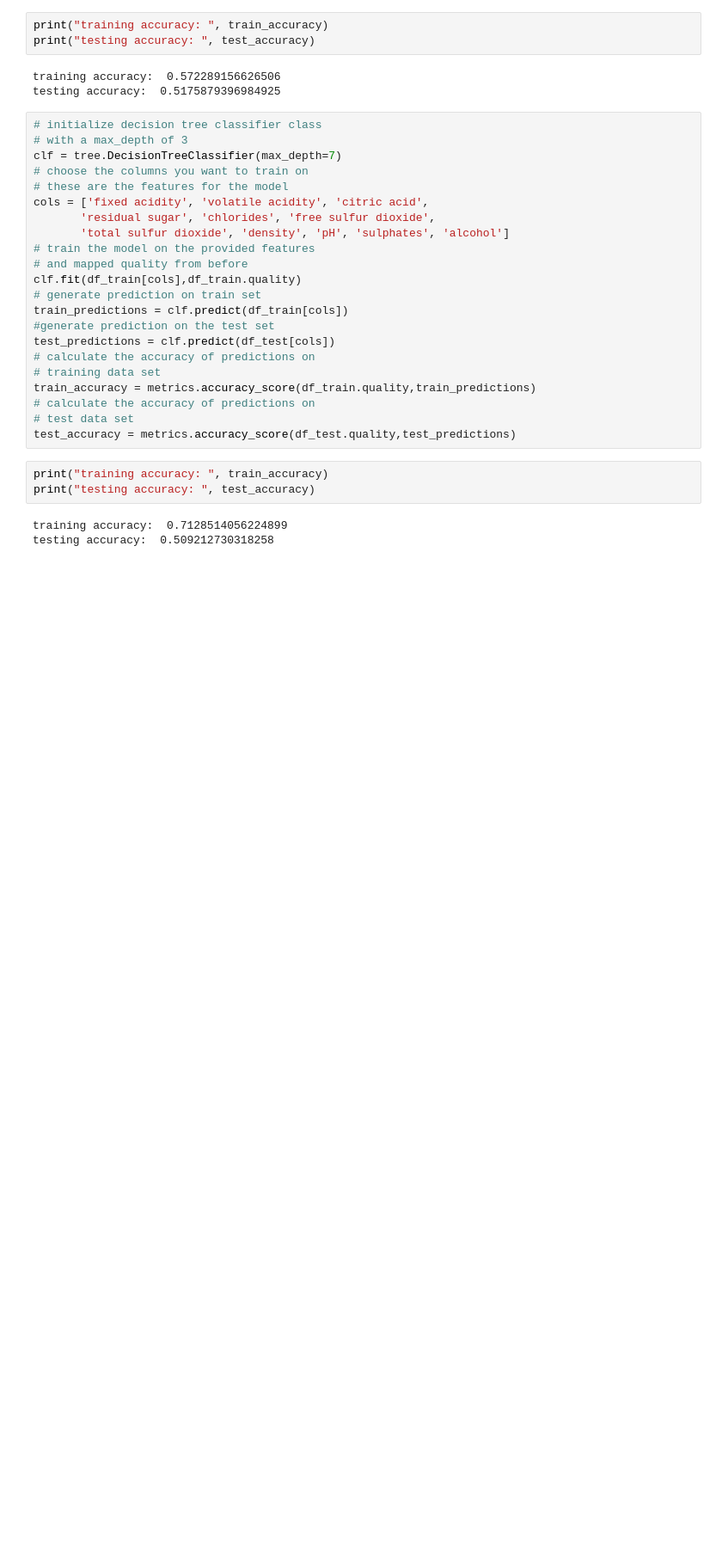
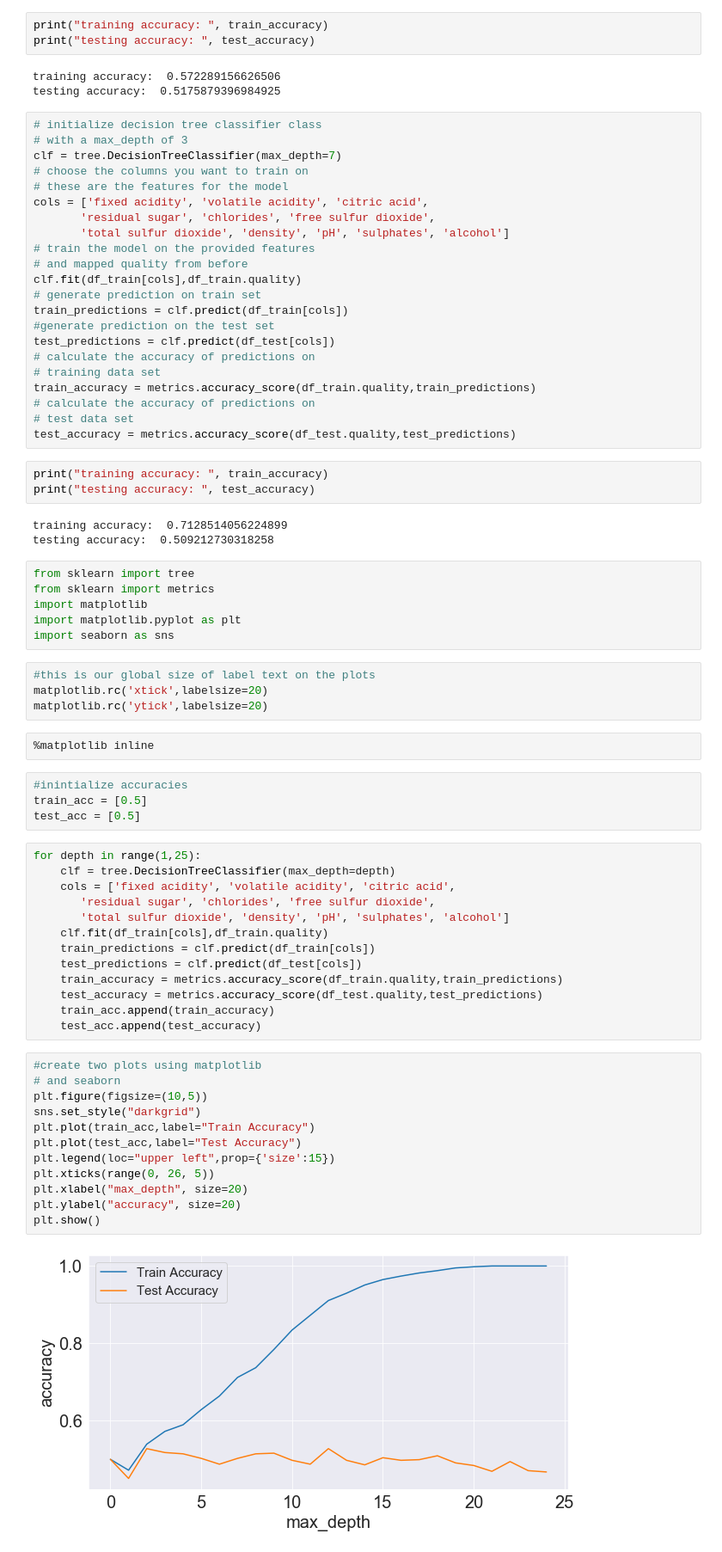
Before and after one commit to divaymohan/Easy-MachineLearning, a Jupyter notebook: supervisedVsUnsupervised/Cross_Validation.ipynb, the cells around one changed output. Shown at 86% size. Cells and saved outputs as stored; diff of their text form; blank space fills up the shorter version.

```diff
--- a/supervisedVsUnsupervised/Cross_Validation.ipynb
+++ b/supervisedVsUnsupervised/Cross_Validation.ipynb
@@ -139,3 +139,46 @@ print("testing accuracy: ", test_accuracy)
 # %% [output]
 training accuracy:  0.7128514056224899
 testing accuracy:  0.509212730318258
+# %%
+from sklearn import tree
+from sklearn import metrics
+import matplotlib
+import matplotlib.pyplot as plt
+import seaborn as sns
+# %%
+#this is our global size of label text on the plots
+matplotlib.rc('xtick',labelsize=20)
+matplotlib.rc('ytick',labelsize=20)
+# %%
+%matplotlib inline
+# %%
+#inintialize accuracies
+train_acc = [0.5]
+test_acc = [0.5]
+# %%
+for depth in range(1,25):
+    clf = tree.DecisionTreeClassifier(max_depth=depth)
+    cols = ['fixed acidity', 'volatile acidity', 'citric acid',
+       'residual sugar', 'chlorides', 'free sulfur dioxide',
+       'total sulfur dioxide', 'density', 'pH', 'sulphates', 'alcohol']
+    clf.fit(df_train[cols],df_train.quality)
+    train_predictions = clf.predict(df_train[cols])
+    test_predictions = clf.predict(df_test[cols])
+    train_accuracy = metrics.accuracy_score(df_train.quality,train_predictions)
+    test_accuracy = metrics.accuracy_score(df_test.quality,test_predictions)
+    train_acc.append(train_accuracy)
+    test_acc.append(test_accuracy)
+# %%
+#create two plots using matplotlib
+# and seaborn
+plt.figure(figsize=(10,5))
+sns.set_style("darkgrid")
+plt.plot(train_acc,label="Train Accuracy")
+plt.plot(test_acc,label="Test Accuracy")
+plt.legend(loc="upper left",prop={'size':15})
+plt.xticks(range(0, 26, 5))
+plt.xlabel("max_depth", size=20)
+plt.ylabel("accuracy", size=20)
+plt.show()
+# %% [output]
+[figure, added]
```
Also changed, not shown: parts of 1 cell of this notebook.
